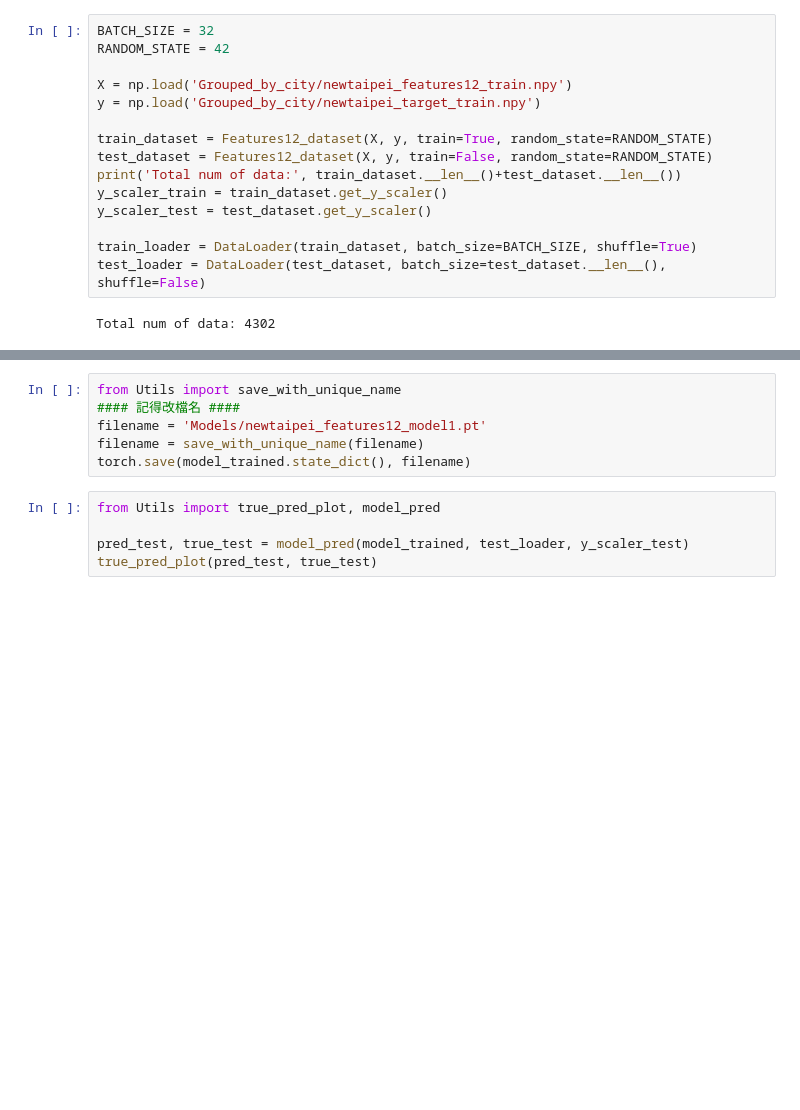
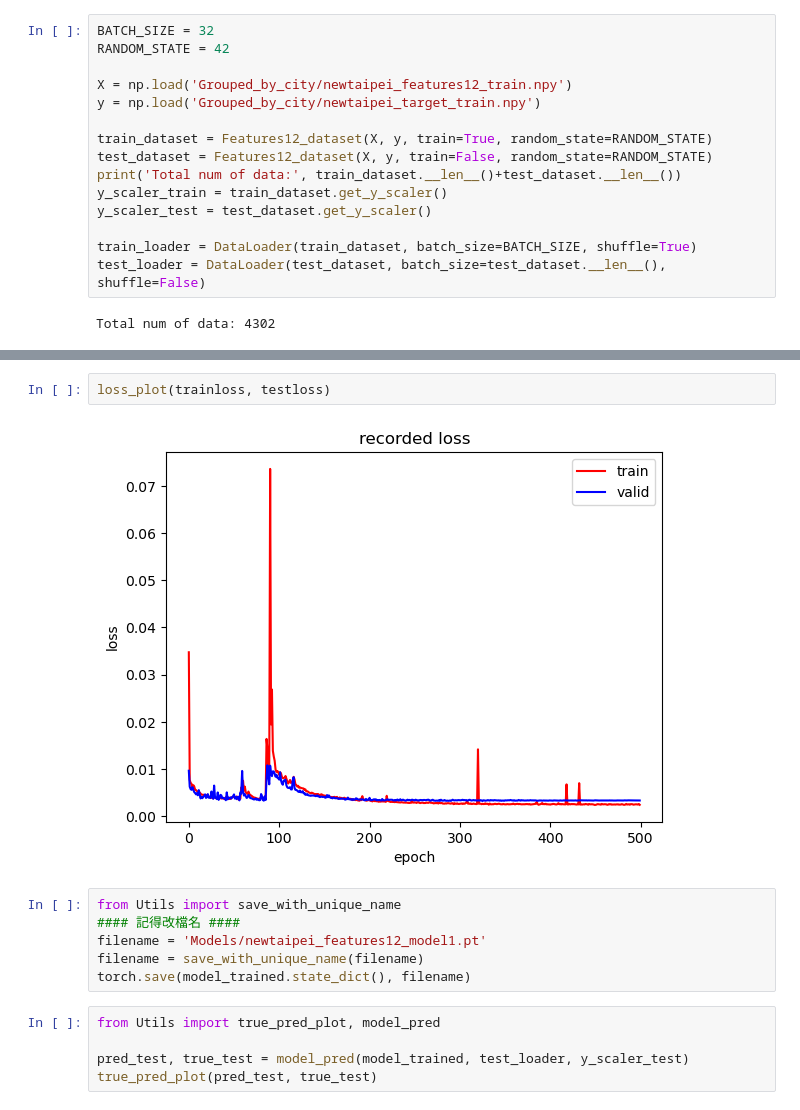
Before and after one commit to kpliao1206/Real_estate_value, a Jupyter notebook: NewTaipei_features12_training.ipynb, the cells around one changed output, grey strips where cells are left out. Saved outputs shown, nothing was run; the diff lists cells and outputs as text; blank space fills up the shorter version.

```diff
--- a/NewTaipei_features12_training.ipynb
+++ b/NewTaipei_features12_training.ipynb
@@ -47,3 +47,7 @@ Min test_mape is at epoch319 (9.115166962146759)
+# %%
+loss_plot(trainloss, testloss)
+# %% [output]
+[figure, added]
 # %%
 from Utils import save_with_unique_name
 #### 記得改檔名 ####
```
Also changed, not shown: parts of 3 cells of this notebook, 20 other files.
